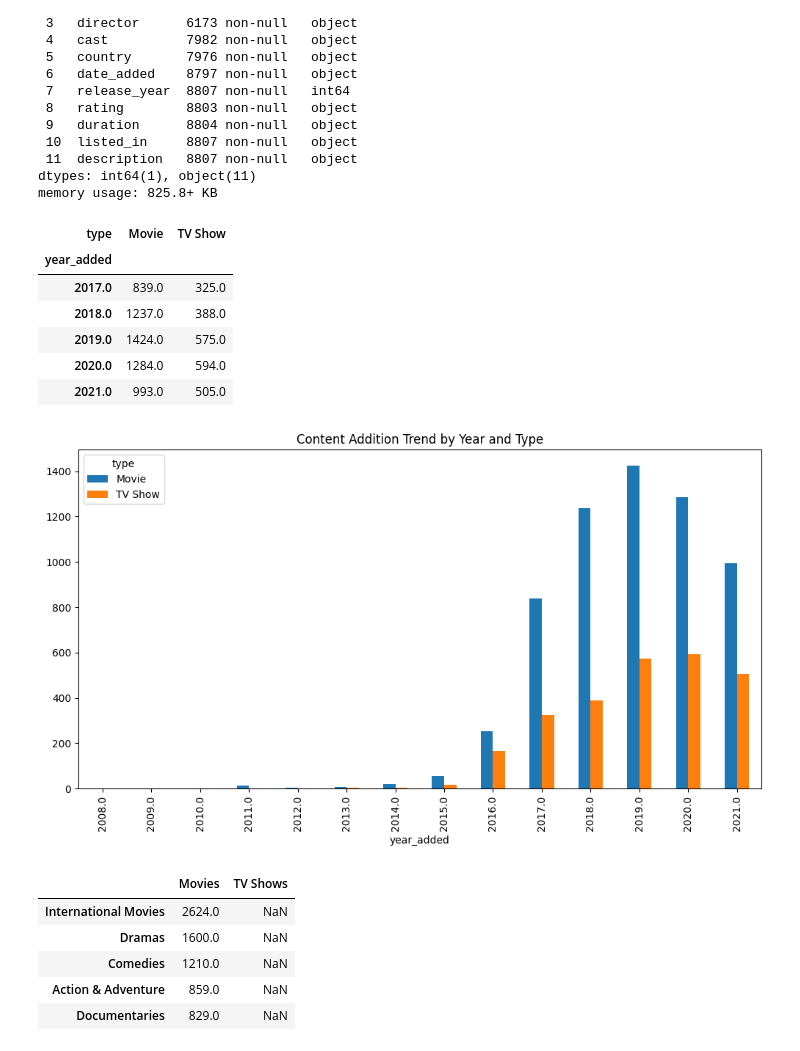
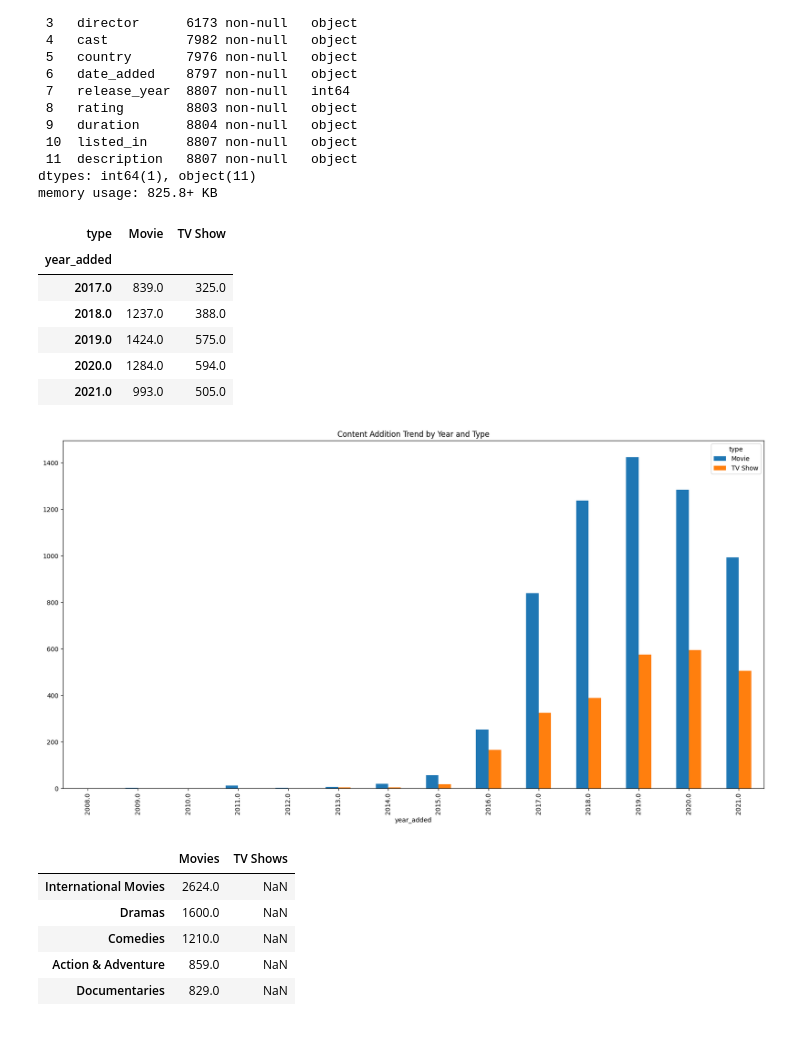
Before and after one commit to raju1207/Netflix-Data-Analysis, a Jupyter notebook: Netflix_Data_Analysis.ipynb, the cells around one changed output. Saved outputs shown, nothing was run; the diff lists cells and outputs as text; code cells hidden in the pictures.

```diff
--- a/Netflix_Data_Analysis.ipynb
+++ b/Netflix_Data_Analysis.ipynb
@@ -47,21 +47,21 @@ memory usage: 825.8+ KB
 # %%
 # Extract the year from 'date_added'
 Netflix_Data['year_added'] = pd.to_datetime(Netflix_Data['date_added'], errors='coerce').dt.year
 
 # Group by 'year_added' and 'type'
 content_trend = Netflix_Data.groupby(['year_added', 'type']).size().unstack()
 
-content_trend.plot(kind='bar', figsize=(12, 6), title="Content Addition Trend by Year and Type")
+content_trend.plot(kind='bar', figsize=(20, 10), title="Content Addition Trend by Year and Type")
 content_trend.tail()  # Show recent years
 # %% [output]
 | type | Movie | TV Show |
 | year_added |  |  |
 | 2017.0 | 839.0 | 325.0 |
 | 2018.0 | 1237.0 | 388.0 |
 | 2019.0 | 1424.0 | 575.0 |
 | 2020.0 | 1284.0 | 594.0 |
 | 2021.0 | 993.0 | 505.0 |
-[figure, old version]
+[figure, new version]
 # %%
 # Q-2: Which genres are most dominant across different content types?
 # %%
```
